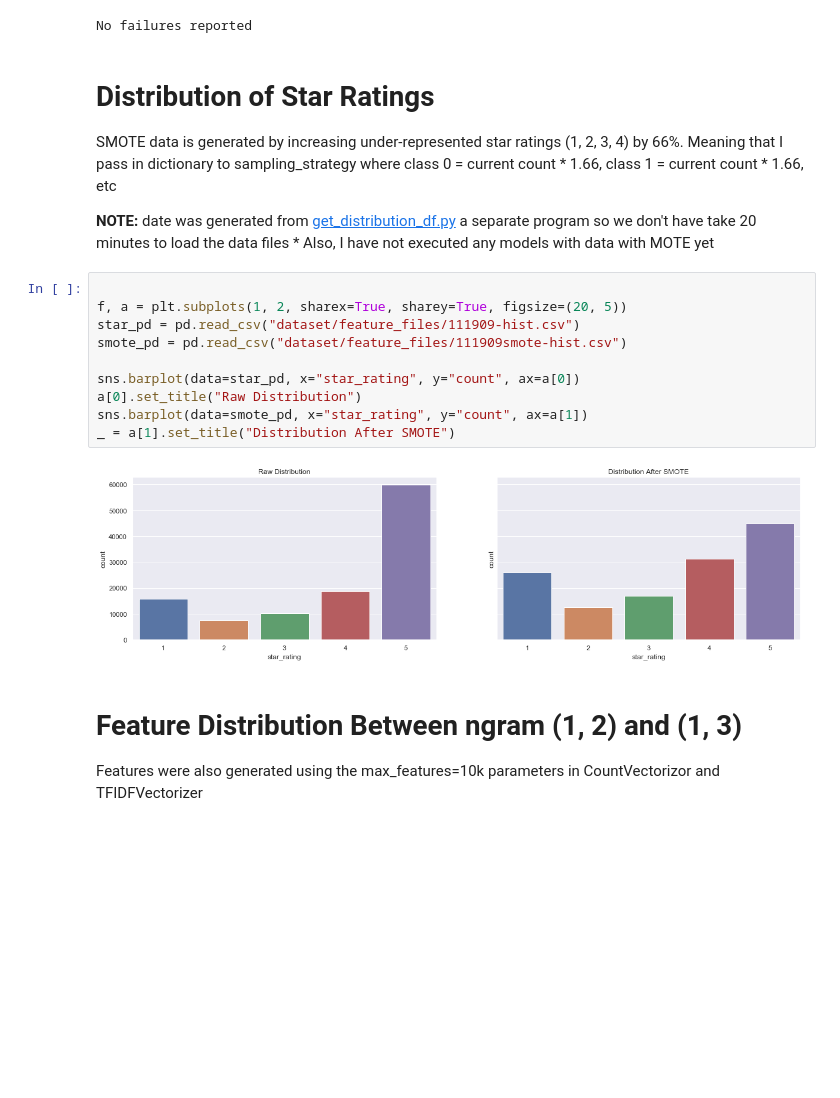
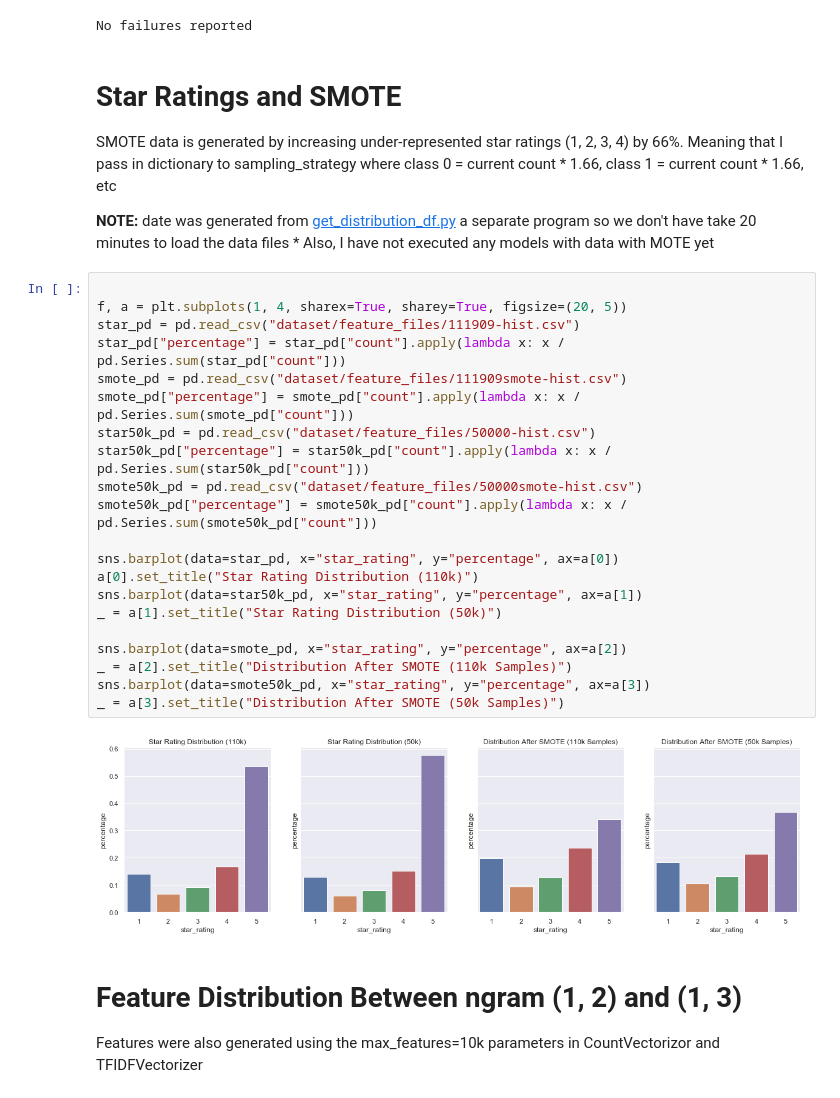
Before and after one commit to sv650s/sb-capstone, a Jupyter notebook: 2019-05-29-analyze_classification_results.ipynb, the cells around one changed output. Drawn from its saved outputs; the diff is of its cells as text; blank space fills up the shorter version.

```diff
--- a/2019-05-29-analyze_classification_results.ipynb
+++ b/2019-05-29-analyze_classification_results.ipynb
@@ -167,7 +168,7 @@ else:
 # %% [output]
 No failures reported
 # %% [markdown]
-# Distribution of Star Ratings
+# Star Ratings and SMOTE
 
 
 SMOTE data is generated by increasing under-represented star ratings (1, 2, 3, 4) by 66%. Meaning that I pass in dictionary to sampling_strategy where class 0 = current count * 1.66, class 1 = current count * 1.66, etc
@@ -176,16 +177,27 @@ SMOTE data is generated by increasing under-represented star ratings (1, 2, 3, 4
     * Also, I have not executed any models with data with MOTE yet
 # %%
 
-f, a = plt.subplots(1, 2, sharex=True, sharey=True, figsize=(20, 5))
+f, a = plt.subplots(1, 4, sharex=True, sharey=True, figsize=(20, 5))
 star_pd = pd.read_csv("dataset/feature_files/111909-hist.csv")
+star_pd["percentage"] = star_pd["count"].apply(lambda x: x / pd.Series.sum(star_pd["count"]))
 smote_pd = pd.read_csv("dataset/feature_files/111909smote-hist.csv")
+smote_pd["percentage"] = smote_pd["count"].apply(lambda x: x / pd.Series.sum(smote_pd["count"]))
+star50k_pd = pd.read_csv("dataset/feature_files/50000-hist.csv")
+star50k_pd["percentage"] = star50k_pd["count"].apply(lambda x: x / pd.Series.sum(star50k_pd["count"]))
+smote50k_pd = pd.read_csv("dataset/feature_files/50000smote-hist.csv")
+smote50k_pd["percentage"] = smote50k_pd["count"].apply(lambda x: x / pd.Series.sum(smote50k_pd["count"]))
 
-sns.barplot(data=star_pd, x="star_rating", y="count", ax=a[0])
-a[0].set_title("Raw Distribution")
-sns.barplot(data=smote_pd, x="star_rating", y="count", ax=a[1])
-_ = a[1].set_title("Distribution After SMOTE")
+sns.barplot(data=star_pd, x="star_rating", y="percentage", ax=a[0])
+a[0].set_title("Star Rating Distribution (110k)")
+sns.barplot(data=star50k_pd, x="star_rating", y="percentage", ax=a[1])
+_ = a[1].set_title("Star Rating Distribution (50k)")
+
+sns.barplot(data=smote_pd, x="star_rating", y="percentage", ax=a[2])
+_ = a[2].set_title("Distribution After SMOTE (110k Samples)")
+sns.barplot(data=smote50k_pd, x="star_rating", y="percentage", ax=a[3])
+_ = a[3].set_title("Distribution After SMOTE (50k Samples)")
 # %% [output]
-[figure, old version]
+[figure, new version]
 # %% [markdown]
 # Feature Distribution Between ngram (1, 2) and (1, 3)
 
```
Also changed, not shown: parts of 17 cells of this notebook, 13 other files.
